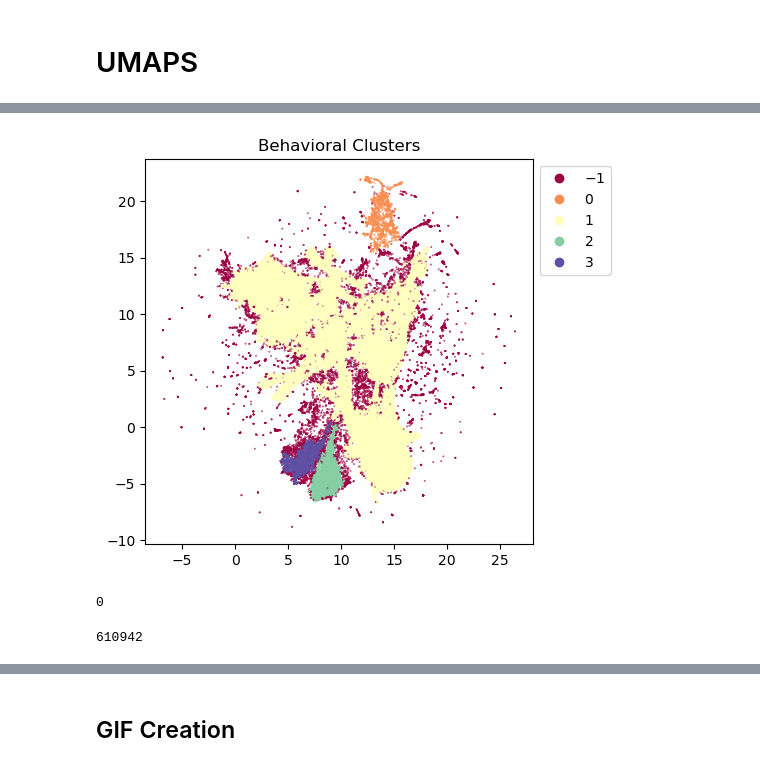
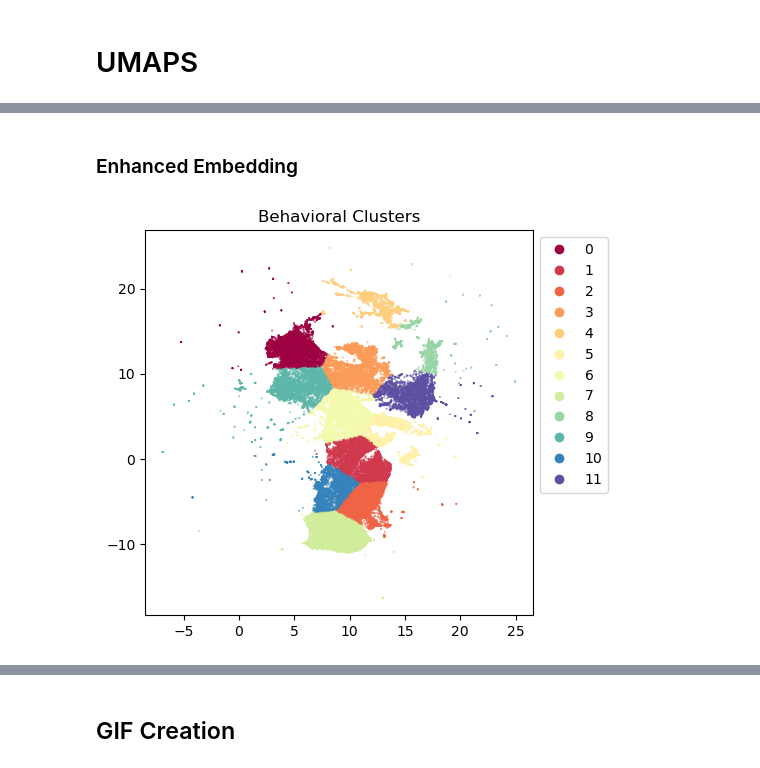
Before and after one commit to padillacoreanolab/pose_tracking_repo, a Jupyter notebook: results/tube_test_analysis/tube_test_features.ipynb, the cells around one changed output, grey strips where cells are left out. Saved outputs shown, nothing was run; the diff lists cells and outputs as text; code cells hidden in the pictures.

```diff
--- a/results/tube_test_analysis/tube_test_features.ipynb
+++ b/results/tube_test_analysis/tube_test_features.ipynb
@@ -525,8 +490,6 @@ for filename in glob.glob(search_path):
 # %% [markdown]
 ### Feature calculations
 # %%
-'thorax distances', 'mouse velocity sum', 'mouse velocity diff', 'orientation b/w mice sum', 'orientation b/w mice diff', 'orientation to port sum'
-'orientation to port diff', 'distance to port sum', 'distance to port diff'
 is_first = True
 recording_labels = []
 frame_indice_labels = []
@@ -578,33 +541,31 @@ for file, recording in info.items():
         temp_features =  np.stack([f1, f2, f3, f4, f5, f6, f7, f8, f9])
         features = np.concatenate([features,temp_features], axis = 1)
     is_first = False
-print(features.shape)
-print('feature calculated')
+recording_labels = np.array(recording_labels)
+strain_labels = np.array(strain_labels)
 zscored_features = []
 for i in range(features.shape[0]):
     mean = np.mean(features[i])
     std_dev = np.std(features[i])
     normalized = (features[i]-mean)/std_dev
     zscored_features.append(normalized)
-print('zscored done')
 features = np.concatenate([features, np.stack(zscored_features)], axis = 0)
-print('features concatenates')
 feature_names = ['thorax distances', 'mouse velocity sum',
                 'mouse velocity diff', 'orientation b/w mice sum',
                 'orientation b/w mice diff', 'orientation to port sum',
                 'orientation to port diff', 'distance to port sum',
                 'distance to port diff']
-for name in feature_names:
-    zscore_name = name+'_zscore'
+for name in range(len(feature_names)):
+    zscore_name = feature_names[name]+'_zscore'
     feature_names.append(zscore_name)
 new_columns = ['Strain', 'Recording', 'frame indice', 'trial_indice']
-print('names loaded')
 column_names = feature_names + new_columns
-data = np.column_stack([features,
+data = np.column_stack([features.T,
                         strain_labels[:, None],
                         recording_labels[:, None],
                         frame_indice_labels[:, None],
                         trial_indices[:,None]])
-print('numpy array created')
 df = pd.DataFrame(data, columns = column_names)
-df.shape
+reduced_frames = len(df)
+every_third_index = np.arange(0, reduced_frames, 3)
+subsample_df = df.iloc[every_third_index]
@@ -867,18 +780,18 @@ subsample_df['embedding_y_standard'] = standard_embedding[:,1]
 # %%
 hdbscan_labels = hdbscan.HDBSCAN(min_samples=1, min_cluster_size=7000, max_cluster_size=460000).fit_predict(clusterable_embedding)
-kmeans_labels = cluster.KMeans(n_clusters=15).fit_predict(clusterable_embedding)
+kmeans_labels = cluster.KMeans(n_clusters=12).fit_predict(clusterable_embedding)
 # %%
-hdbscan_labels = hdbscan.HDBSCAN(min_samples=1, min_cluster_size=7000, max_cluster_size=450000).fit_predict(standard_embedding)
-kmeans_labels = cluster.KMeans(n_clusters=12).fit_predict(standard_embedding)
+standard_hdbscan_labels = hdbscan.HDBSCAN(min_samples=1, min_cluster_size=7000, max_cluster_size=450000).fit_predict(standard_embedding)
+standard_kmeans_labels = cluster.KMeans(n_clusters=10).fit_predict(standard_embedding)
 # %%
-subsample_df['kmeans_label'] = kmeans_labels
-subsample_df['hdbscan_labels'] =  hdbscan_labels
+subsample_df['kmeans_label'] = standard_kmeans_labels
+subsample_df['hdbscan_labels'] =  standard_hdbscan_labels
+subsample_df['enhanced_kmeans_labels'] = kmeans_labels
+subsample_df['enhanced_hdbscan_labels'] = hdbscan_labels
 clustered= (hdbscan_labels >= 0)
 clustered_df = subsample_df#[subsample_df['cluster_label']]>= 0]
 clustered_dataset = len(clustered_df)
 random_subsample = np.random.choice(clustered_dataset, size=(clustered_dataset//10), replace = False)
 subsample_cluster_df = clustered_df.iloc[random_subsample]
 trial_df = clustered_df[clustered_df['trial_indice'].astype(float) > 0]
-unclustered = subsample_df[subsample_df['cluster_label']==-1]
-print(len(unclustered))
-len(clustered)
+unclustered = subsample_df[subsample_df['hdbscan_labels']==-1]
@@ -901,27 +823,15 @@ plt.show()
+# %% [markdown]
+### Enhanced Embedding
 # %%
 plt.figure(figsize=(5,5))
-scatter = plt.scatter(subsample_cluster_df['embedding_x_standard'],
-            subsample_cluster_df['embedding_y_standard'],
-            c=subsample_cluster_df['hdbscan_labels'],
-            label=subsample_cluster_df['hdbscan_labels'],
+scatter = plt.scatter(subsample_cluster_df['embedding_x'],
+            subsample_cluster_df['embedding_y'],
+            c=subsample_cluster_df['enhanced_kmeans_labels'],
+            label=subsample_cluster_df['enhanced_kmeans_labels'],
             s=0.1,
             cmap='Spectral')
 plt.title('Behavioral Clusters')
 plt.legend(*scatter.legend_elements(), bbox_to_anchor = (1,1))
 plt.show()
 # %% [output]
-[figure, old version]
+[figure, new version]
-# %%
-subsample_df['cluster_label'] = kmeans_labels# hdbscan_labels
-clustered= (hdbscan_labels >= 0)
-clustered_df = subsample_df#[subsample_df['cluster_label']]>= 0]
-clustered_dataset = len(clustered_df)
-random_subsample = np.random.choice(clustered_dataset, size=(clustered_dataset//10), replace = False)
-subsample_cluster_df = clustered_df.iloc[random_subsample]
-trial_df = clustered_df[clustered_df['trial_indice'].astype(float) > 0]
-unclustered = subsample_df[subsample_df['cluster_label']==-1]
-print(len(unclustered))
-len(clustered)
-# %% [output]
-0
-610942
```
Also changed, not shown: parts of 52 cells of this notebook.
